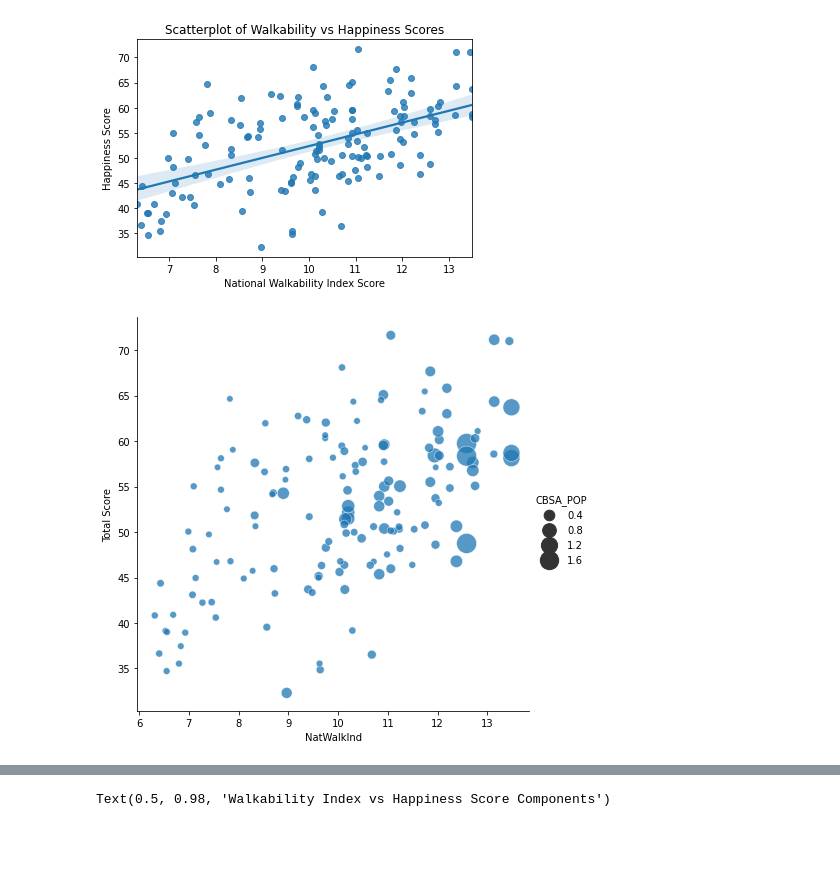
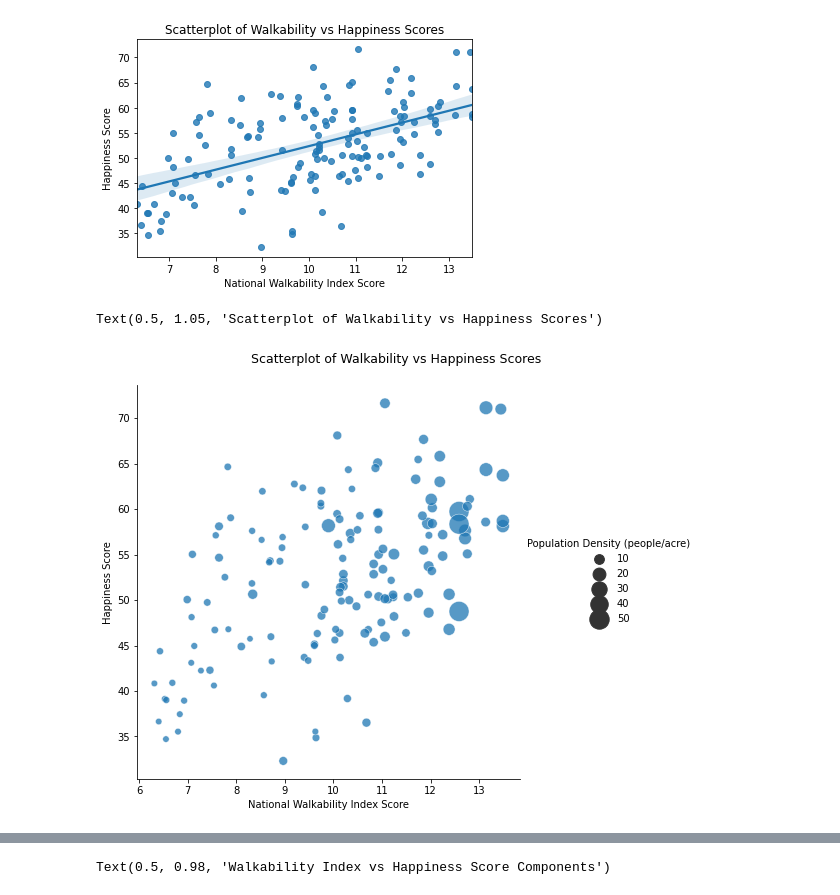
Before and after one commit to haleyej/330_final_project, a Jupyter notebook: process_data.ipynb, the cells around one changed output, grey strips where cells are left out. Saved outputs shown, nothing was run; the diff lists cells and outputs as text; code cells hidden in the pictures; blank space fills up the shorter version.

```diff
--- a/process_data.ipynb
+++ b/process_data.ipynb
@@ -194,25 +212,25 @@ df = df.reset_index()
 # %%
 regions = {}
 
-regions['pacific'] = ['CA', 'OR', 'WA', 'HI', 'AK']
+regions['Pacific'] = ['CA', 'OR', 'WA', 'HI', 'AK']
 
-regions['mountain west'] = ['ID', 'NV', 'MT','WY', 'UT', 'CO', 'AZ', 'NM']
+regions['Mountain West'] = ['ID', 'NV', 'MT','WY', 'UT', 'CO', 'AZ', 'NM']
 
-regions['west north central'] = ['ND', 'SD', 'NE', 'KS', 'MN', 'IA', 'MO']
+regions['West North Central'] = ['ND', 'SD', 'NE', 'KS', 'MN', 'IA', 'MO']
 
-regions['west south central'] = ['TX', 'OK', 'AR', 'LA']
+regions['West South Central'] = ['TX', 'OK', 'AR', 'LA']
 
-regions['east north central'] = ['WI', 'IL', 'MI', 'IN', 'OH']
+regions['East North Central'] = ['WI', 'IL', 'MI', 'IN', 'OH']
 
-regions['east south central'] = ['KY', 'TN', 'MS', 'AL']
+regions['East South Central'] = ['KY', 'TN', 'MS', 'AL']
 
-regions['south atlantiic'] = ['FL', 'GA', 'SC', 'NC', 'VA', 'WV', 'DC', 'MD', 'DE']
+regions['South Atlantiic'] = ['FL', 'GA', 'SC', 'NC', 'VA', 'WV', 'DC', 'MD', 'DE']
 
-regions['middle atlantic'] = ['PA', 'NY', 'NJ']
+regions['Middle Atlantic'] = ['PA', 'NY', 'NJ']
 
-regions['new england'] = ['ME', 'VT', 'NH', 'MA', 'CT', 'RI']
+regions['New England'] = ['ME', 'VT', 'NH', 'MA', 'CT', 'RI']
 
-regions['us territories'] = ['PR']
+regions['US Territories'] = ['PR']
 # %%
 def get_region(s):
     keys = list(regions.keys())
@@ -221,7 +239,7 @@ def get_region(s):
             return key
     return None
 # %%
-df['region'] = df['state'].apply(get_region)
+df['Region'] = df['state'].apply(get_region)
 # %% [markdown]
 <h2>Data Visualization</h2>
 # %% [markdown]
@@ -274,14 +292,17 @@ g.set_title("Scatterplot of Walkability vs Happiness Scores")
 Text(0.5, 1.0, 'Scatterplot of Walkability vs Happiness Scores')
 [figure]
 # %%
-g = sns.relplot(x = "NatWalkInd", y = "Total Score", size = "CBSA_POP",
+df = df.rename(columns = {'D1B' : 'Population Density (people/acre)'})
+
+g = sns.relplot(x = "NatWalkInd", y = "Total Score", size = "Population Density (people/acre)",
             sizes = (40, 400), alpha = 0.75, palette = "muted",
             height = 6, data = df)
 
-# g.set(xlabel = 'National Walkability Index Score', ylabel = 'Happiness Score')
-# g.set_title("Scatterplot of Walkability vs Happiness Scores")
+g.set(xlabel = 'National Walkability Index Score', ylabel = 'Happiness Score')
+g.fig.suptitle("Scatterplot of Walkability vs Happiness Scores", y = 1.05, fontsize = 12.5)
 # %% [output]
+Text(0.5, 1.05, 'Scatterplot of Walkability vs Happiness Scores')
-[figure, old version]
+[figure, new version]
 # %%
 g = sns.FacetGrid(df, col="region", col_wrap = 3)
 g.map(sns.regplot, "NatWalkInd", "Total Score")
```
Also changed, not shown: parts of 5 cells of this notebook.
